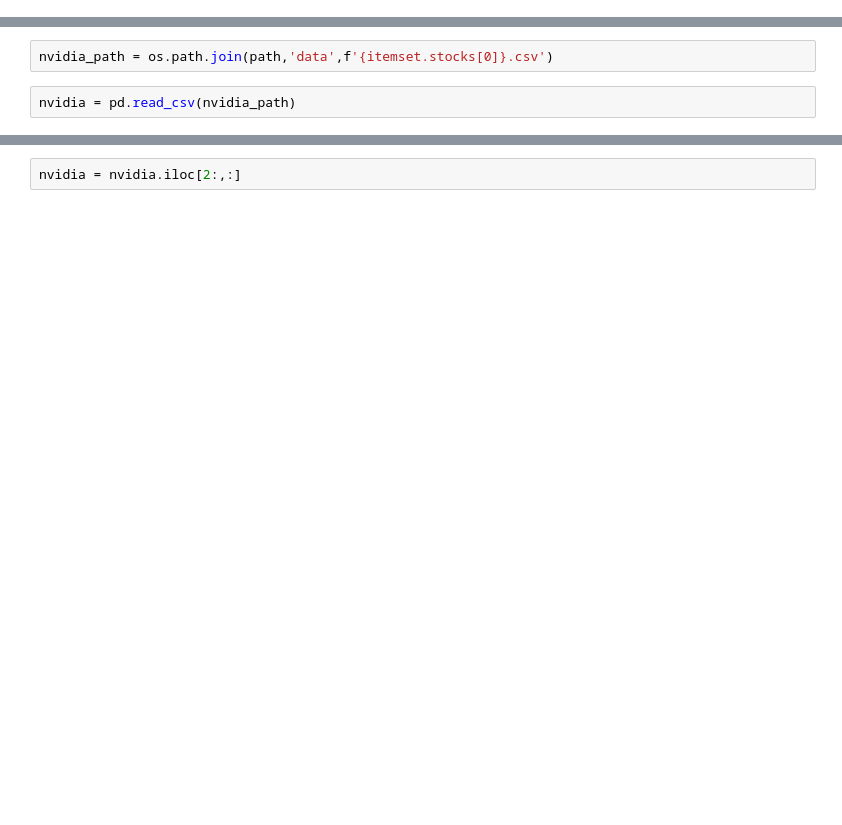
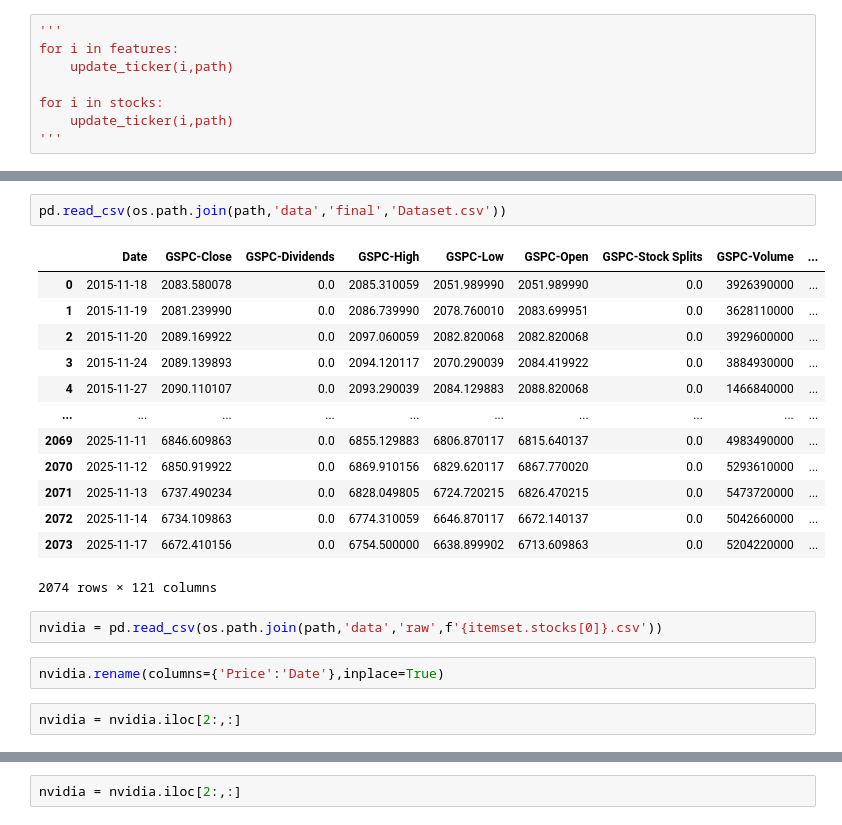
Before and after one commit to Sanket-g-75/Dynamic-Portfolio-Allocation, a Jupyter notebook: notebooks/data-insights.ipynb, the cells around one changed output, grey strips where cells are left out. Drawn from its saved outputs; the diff is of its cells as text; blank space fills up the shorter version.

```diff
--- a/notebooks/data-insights.ipynb
+++ b/notebooks/data-insights.ipynb
@@ -10,0 +19,8 @@ path = os.getcwd()
+# %%
+'''
+for i in features:
+    update_ticker(i,path)
+
+for i in stocks:
+    update_ticker(i,path)
+'''
@@ -11,4 +60,22 @@ path = os.getcwd()
+# %%
+pd.read_csv(os.path.join(path,'data','final','Dataset.csv'))
+# %% [output]
+|  | Date | GSPC-Close | GSPC-Dividends | GSPC-High | GSPC-Low | GSPC-Open | GSPC-Stock Splits | GSPC-Volume | ... |
+| 0 | 2015-11-18 | 2083.580078 | 0.0 | 2085.310059 | 2051.989990 | 2051.989990 | 0.0 | 3926390000 | ... |
+| 1 | 2015-11-19 | 2081.239990 | 0.0 | 2086.739990 | 2078.760010 | 2083.699951 | 0.0 | 3628110000 | ... |
+| 2 | 2015-11-20 | 2089.169922 | 0.0 | 2097.060059 | 2082.820068 | 2082.820068 | 0.0 | 3929600000 | ... |
+| 3 | 2015-11-24 | 2089.139893 | 0.0 | 2094.120117 | 2070.290039 | 2084.419922 | 0.0 | 3884930000 | ... |
+| 4 | 2015-11-27 | 2090.110107 | 0.0 | 2093.290039 | 2084.129883 | 2088.820068 | 0.0 | 1466840000 | ... |
+| ... | ... | ... | ... | ... | ... | ... | ... | ... | ... |
+| 2069 | 2025-11-11 | 6846.609863 | 0.0 | 6855.129883 | 6806.870117 | 6815.640137 | 0.0 | 4983490000 | ... |
+| 2070 | 2025-11-12 | 6850.919922 | 0.0 | 6869.910156 | 6829.620117 | 6867.770020 | 0.0 | 5293610000 | ... |
+| 2071 | 2025-11-13 | 6737.490234 | 0.0 | 6828.049805 | 6724.720215 | 6826.470215 | 0.0 | 5473720000 | ... |
+| 2072 | 2025-11-14 | 6734.109863 | 0.0 | 6774.310059 | 6646.870117 | 6672.140137 | 0.0 | 5042660000 | ... |
+| 2073 | 2025-11-17 | 6672.410156 | 0.0 | 6754.500000 | 6638.899902 | 6713.609863 | 0.0 | 5204220000 | ... |
+2074 rows × 121 columns
 # %%
-nvidia_path = os.path.join(path,'data',f'{itemset.stocks[0]}.csv')
+nvidia = pd.read_csv(os.path.join(path,'data','raw',f'{itemset.stocks[0]}.csv'))
-# %%
-nvidia = pd.read_csv(nvidia_path)
+# %%
+nvidia.rename(columns={'Price':'Date'},inplace=True)
+# %%
+nvidia = nvidia.iloc[2:,:]
```
Also changed, not shown: parts of 13 cells of this notebook, 9 other files.
